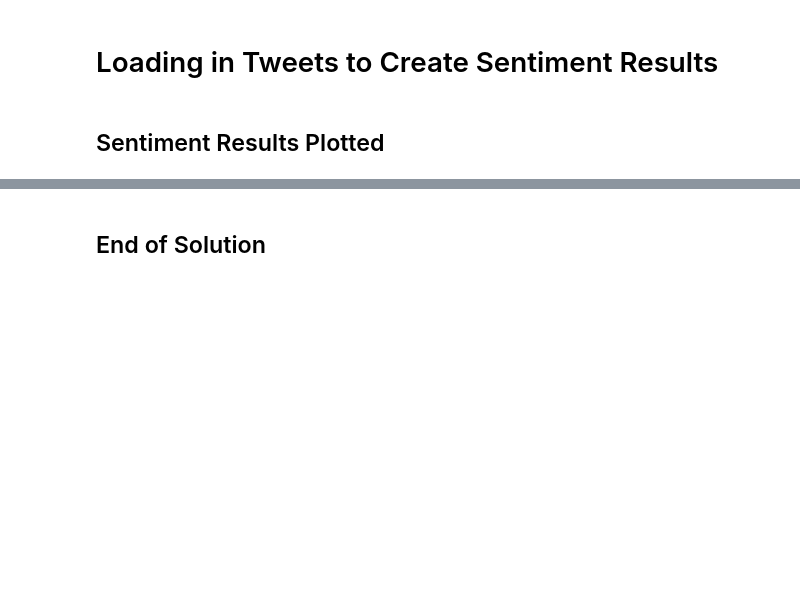
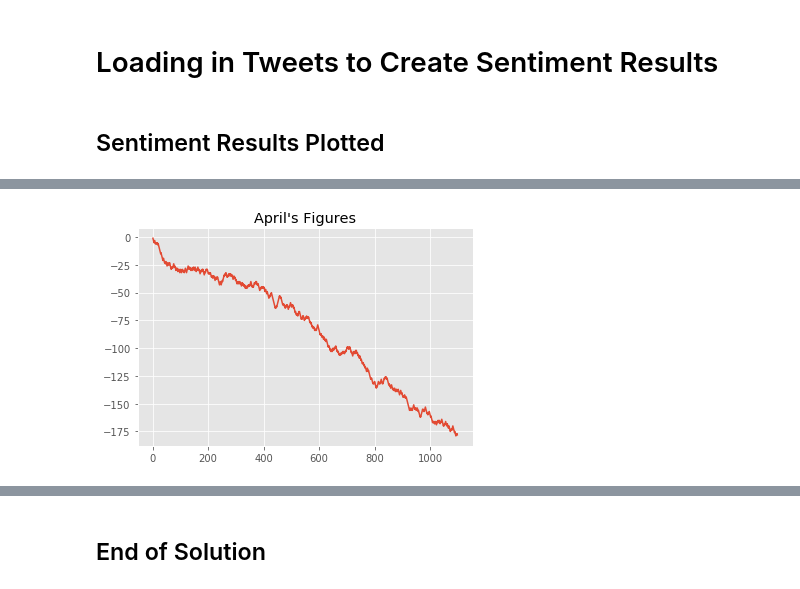
Before and after one commit to codingWithAndy/CSCM35-Big_Data_and_Data_Mining, a Jupyter notebook: Coursework 2/Submission/NLTK Proposed Solution.ipynb, the cells around one changed output, grey strips where cells are left out. Saved outputs shown, nothing was run; the diff lists cells and outputs as text; code cells hidden in the pictures; blank space fills up the shorter version.

```diff
--- a/Coursework 2/Submission/NLTK Proposed Solution.ipynb
+++ b/Coursework 2/Submission/NLTK Proposed Solution.ipynb
@@ -438,0 +318,10 @@ plt.show()
+# %%
+# April
+fig = plt.figure()
+ax1 = fig.add_subplot(1,1,1)
+
+results = plot("twitter-out-april.txt",'April\'s Figures')
+
+plt.show()
+# %% [output]
+[figure, added]
```
Also changed, not shown: parts of 11 cells of this notebook, 12 other files.
